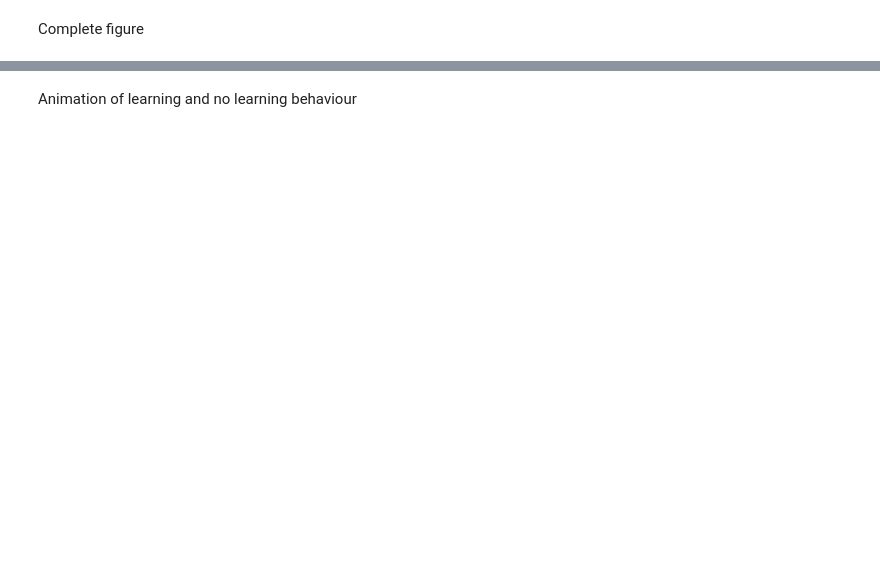
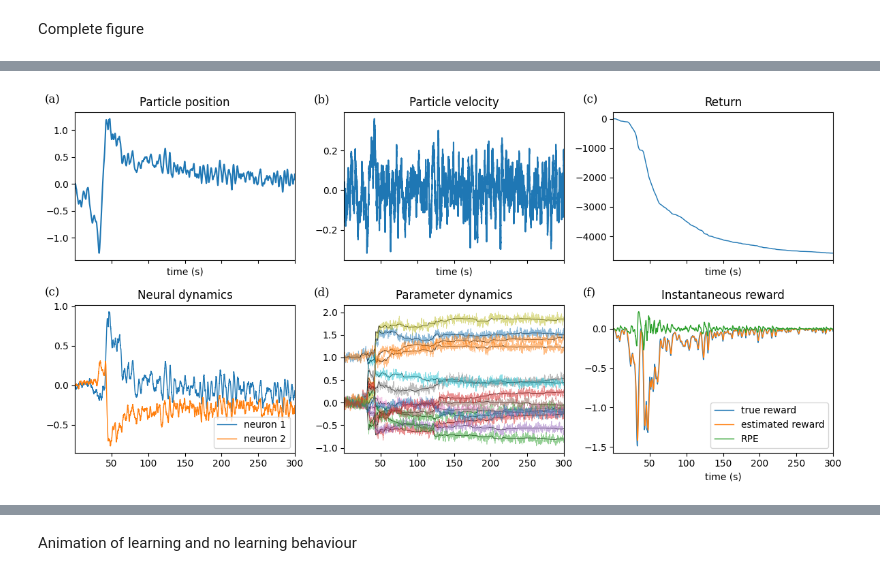
Before and after one commit to marcelvangerven/neuromorphic_intelligence, a Jupyter notebook: notebooks/oua_ctrnn_sdi.ipynb, the cells around one changed output, grey strips where cells are left out. Saved outputs shown, nothing was run; the diff lists cells and outputs as text; code cells hidden in the pictures; blank space fills up the shorter version.

```diff
--- a/notebooks/oua_ctrnn_sdi.ipynb
+++ b/notebooks/oua_ctrnn_sdi.ipynb
@@ -152,0 +242,59 @@ plt.savefig('../figures/nis_oua_ctrnn_sdi_comb.pdf', format='pdf')
+# %%
+fig, ax = plt.subplots(2,3, figsize=(12,6), sharex=True)
+fig.align_xlabels(ax)
+fig.align_ylabels(ax)
+
+ax[0,0].plot(sol.ts, env_state[:,0]);
+ax[0,0].set_title('Particle position');
+ax[0,0].set_xlabel('time (s)')
+ax[0,0].text(0.0, 1.0, '(a)', transform=(
+    ax[0,0].transAxes + ScaledTranslation(-32/72, +7/72, fig.dpi_scale_trans)),
+    fontsize='large', va='bottom', fontfamily='serif')
+ax[0,1].plot(sol.ts, env_state[:,1]);
+ax[0,1].set_title('Particle velocity');
+ax[0,1].set_xlabel('time (s)')
+ax[0,1].text(0.0, 1.0, '(b)', transform=(
+    ax[0,1].transAxes + ScaledTranslation(-32/72, +7/72, fig.dpi_scale_trans)),
+    fontsize='large', va='bottom', fontfamily='serif')
+ax[0,2].plot(sol.ts, jnp.cumsum(reward), lw=1.0);
+ax[0,2].set_title('Return');
+ax[0,2].set_xlabel('time (s)')
+ax[0,2].text(0.0, 1.0, '(c)', transform=(
+    ax[0,2].transAxes + ScaledTranslation(-32/72, +7/72, fig.dpi_scale_trans)),
+    fontsize='large', va='bottom', fontfamily='serif')
+
+shape = (len(sol.ts), -1)
+ax[1,0].plot(sol.ts, agent_state, lw=1.0);
+ax[1,0].set_title('Neural dynamics');
+ax[1,0].legend(['neuron 1', 'neuron 2'], loc='lower right')
+ax[1,0].text(0.0, 1.0, '(c)', transform=(
+    ax[1,0].transAxes + ScaledTranslation(-32/72, +7/72, fig.dpi_scale_trans)),
+    fontsize='large', va='bottom', fontfamily='serif')
+
+for p in agent_means:
+    ax[1,1].plot(sol.ts, jnp.reshape(p, shape), lw=0.5, color='k');
+for p in agent_params:
+    ax[1,1].plot(sol.ts, jnp.reshape(p, shape), lw=0.5, alpha=0.5);
+ax[1,1].set_title('Parameter dynamics');
+ax[1,1].text(0.0, 1.0, '(d)', transform=(
+    ax[1,1].transAxes + ScaledTranslation(-32/72, +7/72, fig.dpi_scale_trans)),
+    fontsize='large', va='bottom', fontfamily='serif')
+
+ax[1,2].plot(sol.ts, reward, lw=1.0);
+ax[1,2].plot(sol.ts, avg_reward, lw=1.0);
+ax[1,2].plot(sol.ts, reward - avg_reward, lw=1.0);
+ax[1,2].legend(['true reward', 'estimated reward', 'RPE'], loc='lower right')
+ax[1,2].set_title('Instantaneous reward');
+ax[1,2].text(0.0, 1.0, '(f)', transform=(
+    ax[1,2].transAxes + ScaledTranslation(-32/72, +7/72, fig.dpi_scale_trans)),
+    fontsize='large', va='bottom', fontfamily='serif')
+ax[1,2].set_xlabel('time (s)')
+
+for i in range(2):
+    for j in range(3):
+        ax[i,j].margins(x=0)
+plt.tight_layout()
+
+plt.savefig('../figures/nis_oua_ctrnn_sdi_comb.pdf', format='pdf')
+# %% [output]
+[figure, added]
```
Also changed, not shown: parts of 8 cells of this notebook, 12 other files.
